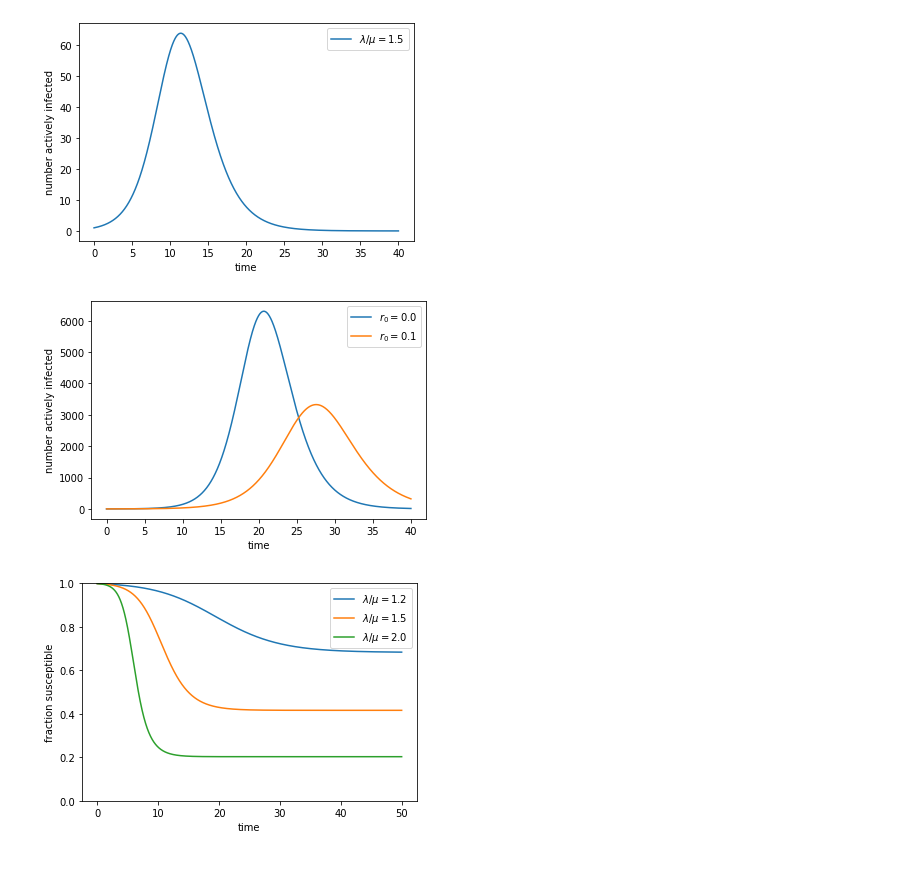
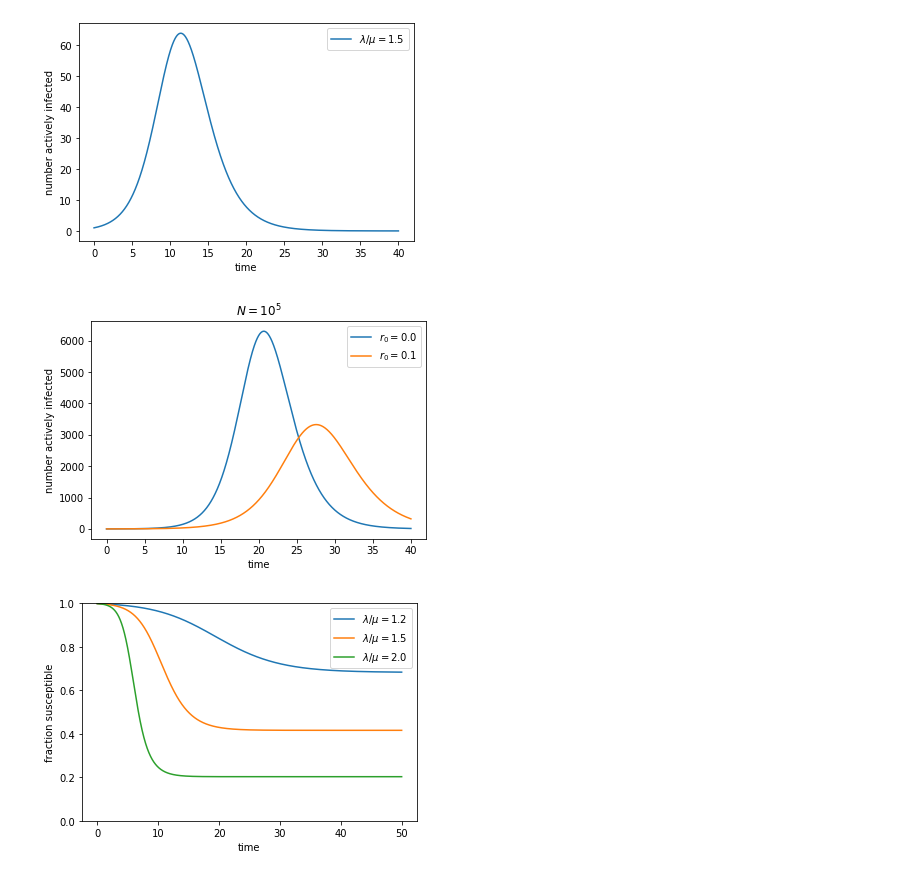
Before and after one commit to zierenberg/lecture_ModellingDiseaseSpread, a Jupyter notebook: lecture_MDS_SIR.ipynb, the cells around one changed output. Saved outputs shown, nothing was run; the diff lists cells and outputs as text; code cells hidden in the pictures.

```diff
--- a/lecture_MDS_SIR.ipynb
+++ b/lecture_MDS_SIR.ipynb
@@ -75,20 +75,21 @@ plt.savefig('figures/deterministic_SIR_full_lambda1.5_mu1.0.png', dpi=200)
 # %%
 mu=1
 N=100000
 I0=1
 times=np.arange(0,40,0.01)
 reproduction_number = 1.5
 for R0 in [0,10000]:
   S0=N-I0-R0
   S, I, R = SIR_deterministic(reproduction_number*mu, mu, S0, I0, R0, times)
   plt.plot(times, I, label='$r_0=%.1f$'%(R0/N))
 
 plt.ylabel('number actively infected')
 plt.xlabel('time')
+plt.title('$N=10^5$')
 plt.legend()
 plt.savefig('figures/deterministic_SIR_full_lambda1.5_mu1.0_R.png', dpi=200)
 # %% [output]
-[figure, old version]
+[figure, new version]
 # %%
 mu=1
 N=1000
```
Also changed, not shown: parts of 3 cells of this notebook.
